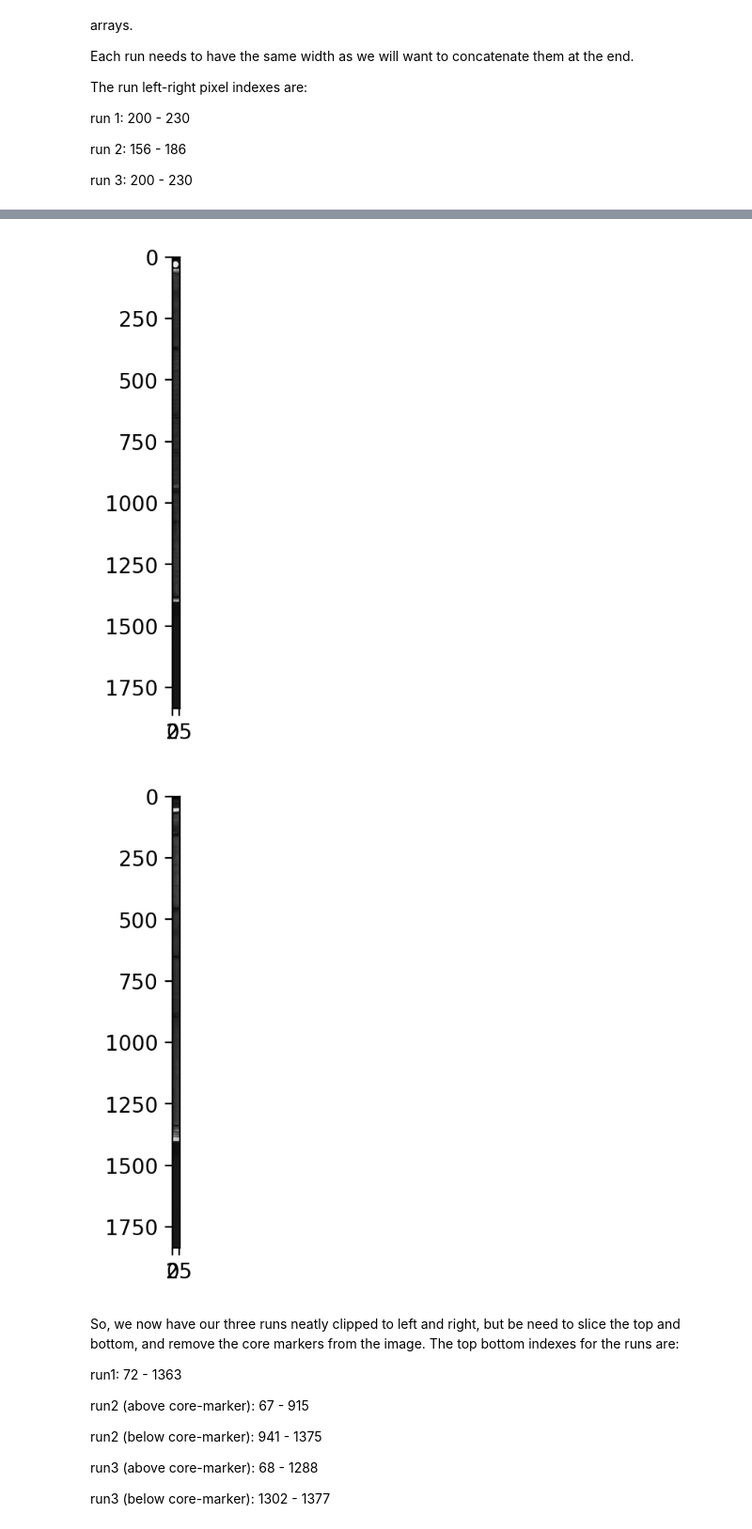
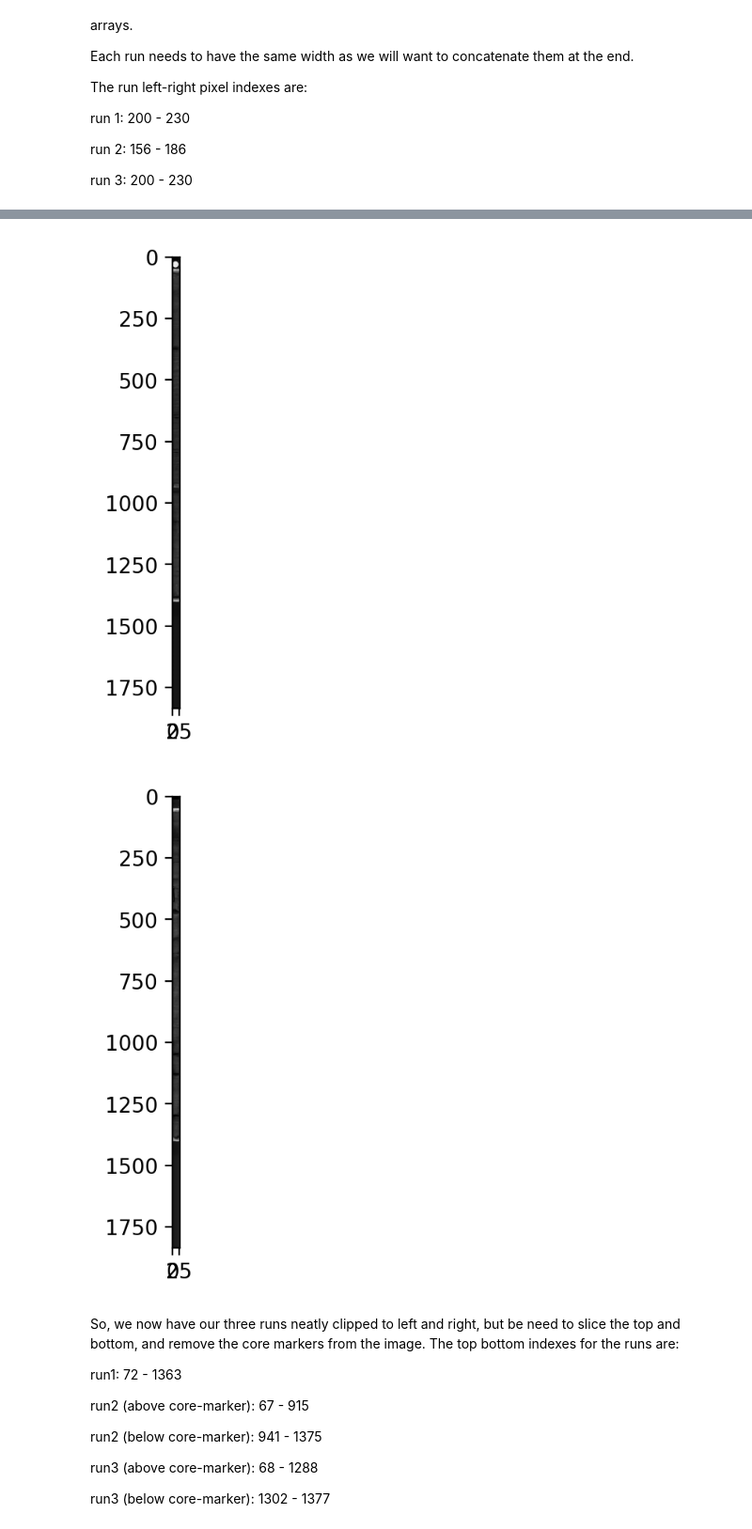
Before and after one commit to Geological-Survey-Ireland/Hyperspectral, a Jupyter notebook: 3_Removing_the_core_box_from_the_image.ipynb, the cells around one changed output, grey strips where cells are left out. Shown at 94% size. Drawn from its saved outputs; the diff is of its cells as text; code cells hidden in the pictures.

```diff
--- a/3_Removing_the_core_box_from_the_image.ipynb
+++ b/3_Removing_the_core_box_from_the_image.ipynb
@@ -72,18 +72,18 @@ run 3: 200 - 230
 # %%
 # Use numpy indexing to slice the second axis of the dataset
 run1 = data[:, 200:230]
 # Use numpy indexing to slice the second axis of the dataset
 run2 = data[:, 156:186]
 # Use numpy indexing to slice the second axis of the dataset
-run3 = data[:, 200:230]
+run3 = data[:, 114:144]
 # Use the spectral python imshow wrapper to view the sliced dataset
 view1 = sp.imshow(run1)
 view2 = sp.imshow(run2)
 view3 = sp.imshow(run3)
 # %% [output]
 [figure]
 [figure]
-[figure, old version]
+[figure, new version]
 # %% [markdown]
 So, we now have our three runs neatly clipped to left and right, but be need to slice the top and bottom, and remove the core markers from the image.
 The top bottom indexes for the runs are:
```
Also changed, not shown: parts of 4 cells of this notebook.
